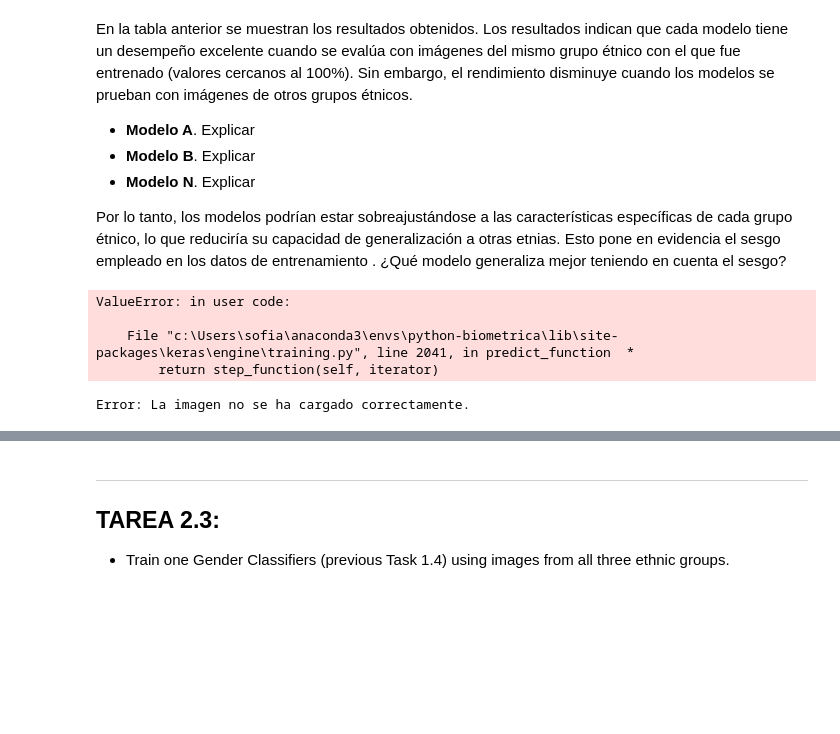
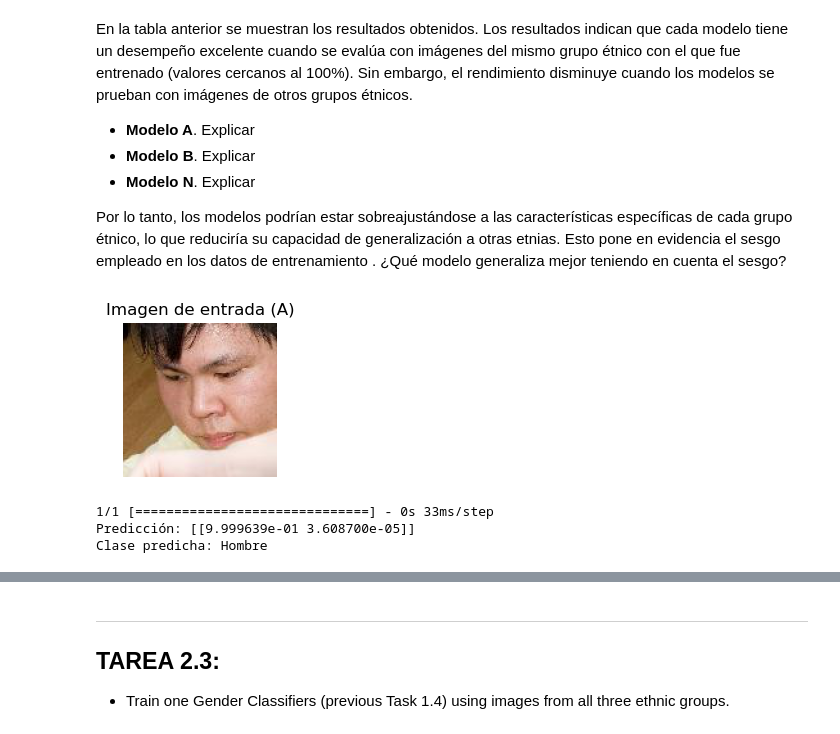
Before and after one commit to Arkh3/master-biometrica, a Jupyter notebook: src/hajar_face_recognition.ipynb, the cells around one changed output, grey strips where cells are left out. Saved outputs shown, nothing was run; the diff lists cells and outputs as text; code cells hidden in the pictures; blank space fills up the shorter version.

```diff
--- a/src/hajar_face_recognition.ipynb
+++ b/src/hajar_face_recognition.ipynb
@@ -203,37 +203,3 @@ En la tabla anterior se muestran los resultados obtenidos. Los resultados indica
 
 Por lo tanto, los modelos podrían estar sobreajustándose a las características específicas de cada grupo étnico, lo que reduciría su capacidad de generalización a otras etnias. Esto pone en evidencia el sesgo empleado en los datos de entrenamiento .
 ¿Qué modelo generaliza mejor teniendo en cuenta el sesgo?
-# %%
-# Probar modelo A con una imagen del grupo A
-
-#img_path = '/Practica 1 APPIB/DiveFace4K_120/4K_120/HA4K_120/10158179@N06_identity_3' # path hajar
-img_path = '../data/imagenes/' # paht github
-img_face1 = extract_faces(img_path+"/2312469191_3.jpg")
-# hcaer enbendding
-
-
-
-
-
-prediction = model.predict(img_face1)
-predicted_class = np.argmax(prediction, axis=1)
-
-print("Predicción:", prediction)
-print("Clase predicha:", predicted_class)
-# %% [output]
-ValueError: in user code:
-
-    File "c:\Users\sofia\anaconda3\envs\python-biometrica\lib\site-packages\keras\engine\training.py", line 2041, in predict_function  *
-        return step_function(self, iterator)
-# %%
-img = cv2.imread(str(img_path), cv2.IMREAD_UNCHANGED)
-# %%
-import os
-if not os.path.exists(img_path):
-    raise FileNotFoundError(f"La imagen no existe: {img_path}")
-if img is not None:
-    print("Dimensiones de la imagen:", img.shape)
-else:
-    print("Error: La imagen no se ha cargado correctamente.")
-# %% [output]
-Error: La imagen no se ha cargado correctamente.
@@ -239,0 +258,8 @@ Error: La imagen no se ha cargado correctamente.
+# %%
+img_path = '../data/imagenes/12494527693_0.jpg'
+predict_gender('A', '../data/imagenes/2312469191_3.jpg')
+# %% [output]
+[figure, added]
+1/1 [==============================] - 0s 33ms/step
+Predicción: [[9.999639e-01 3.608700e-05]]
+Clase predicha: Hombre
```
Also changed, not shown: parts of 3 cells of this notebook.
